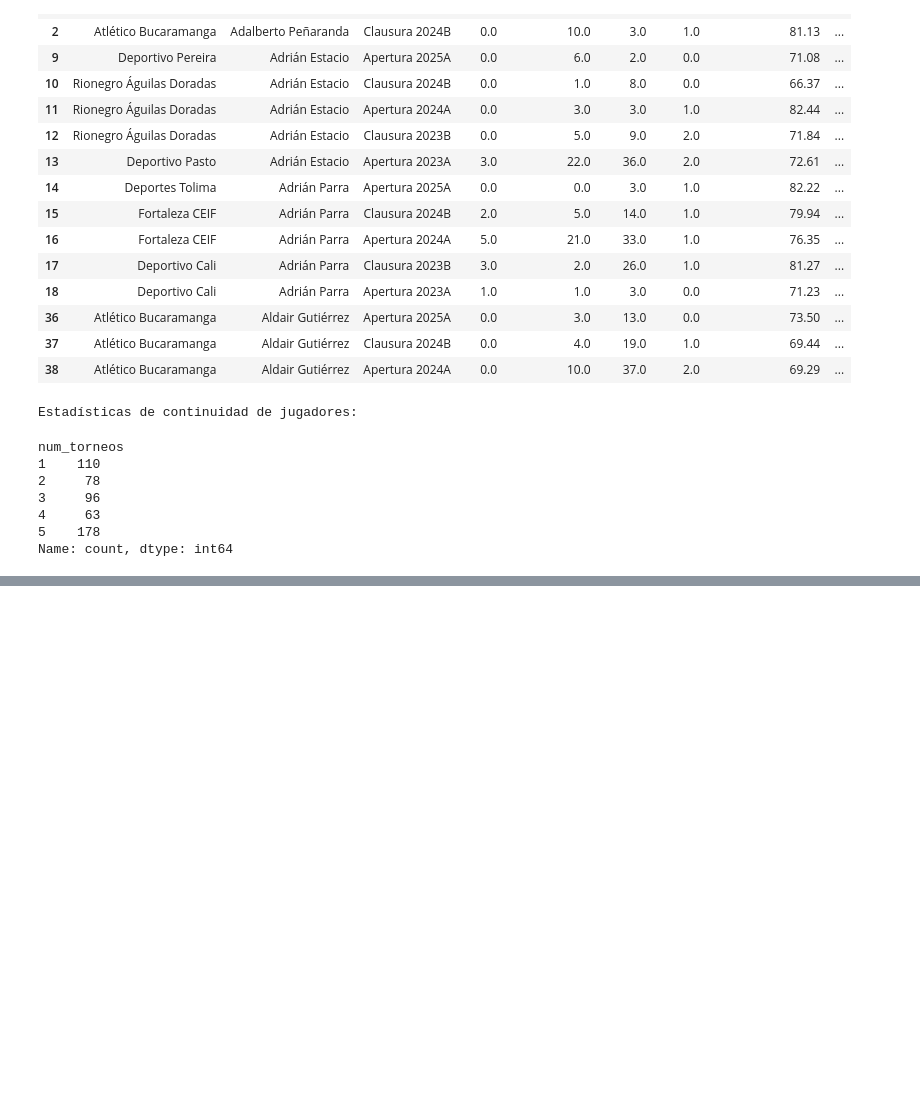
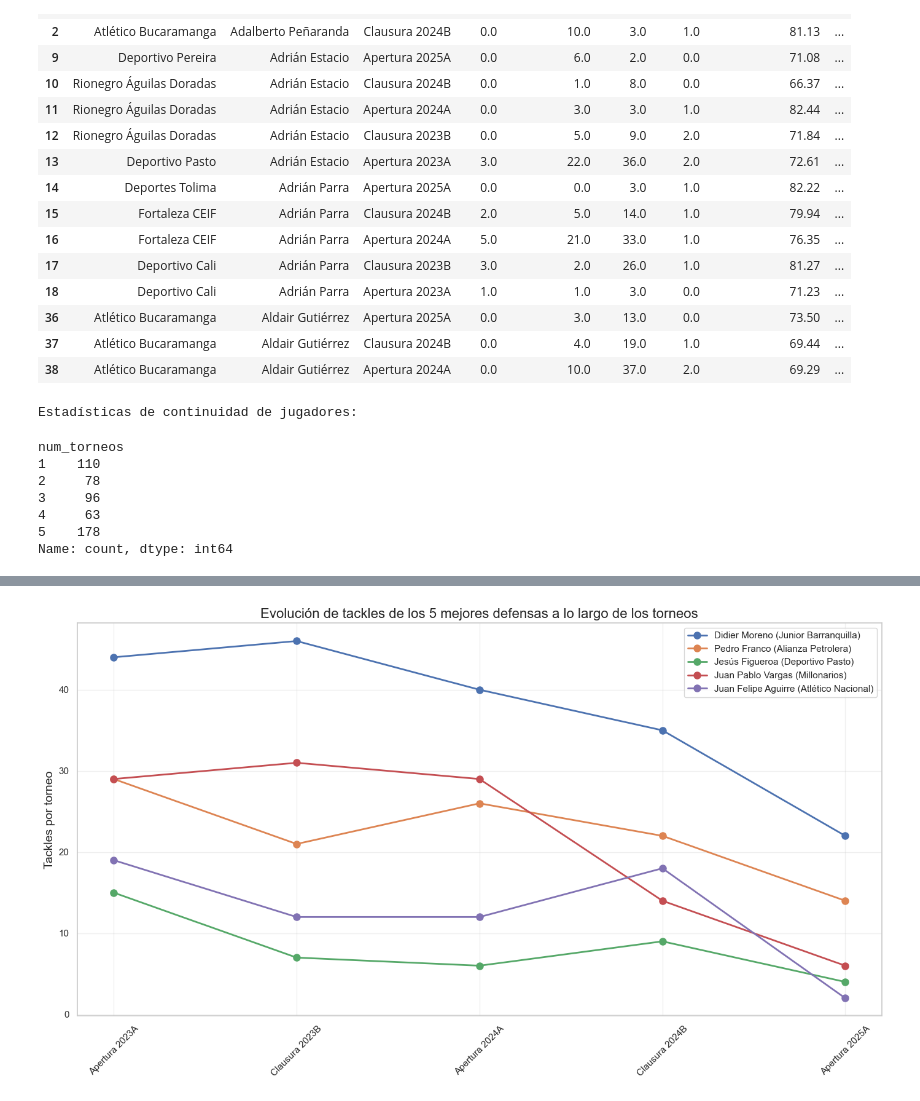
Before and after one commit to IngRetrius/Final-bi, a Jupyter notebook: Procesamiento de datos/analisis_futbol_colombiano.ipynb, the cells around one changed output, grey strips where cells are left out. Saved outputs shown, nothing was run; the diff lists cells and outputs as text; code cells hidden in the pictures; blank space fills up the shorter version.

```diff
--- a/Procesamiento de datos/analisis_futbol_colombiano.ipynb
+++ b/Procesamiento de datos/analisis_futbol_colombiano.ipynb
@@ -289,0 +334,79 @@ Name: count, dtype: int64
+# %%
+# Calcular jugadores por torneo
+jugadores_por_torneo = df_evolucion.groupby('Name')['Torneo'].nunique()
+
+# Seleccionar jugadores con datos en los 5 torneos
+jugadores_completos = jugadores_por_torneo[jugadores_por_torneo == 5].index.tolist()
+print(f"Número de jugadores con datos en los 5 torneos: {len(jugadores_completos)}")
+
+# Primero, verificar y corregir posibles duplicados en mismo torneo
+df_evolucion_corregido = df_evolucion.copy()
+duplicados_count = 0
+
+# Para cada jugador, verificar si tiene duplicados en algún torneo
+for jugador in jugadores_completos:
+    for torneo in df_evolucion['Torneo'].unique():
+        # Contar registros para este jugador y torneo
+        registros = df_evolucion[(df_evolucion['Name'] == jugador) &
+                              (df_evolucion['Torneo'] == torneo)]
+
+        if len(registros) > 1:
+            duplicados_count += 1
+            # Eliminar duplicados manteniendo el primero (o puedes usar otras estrategias)
+            indices_a_eliminar = registros.index[1:]
+            df_evolucion_corregido = df_evolucion_corregido.drop(indices_a_eliminar)
+
+print(f"Se encontraron y corrigieron {duplicados_count} casos de jugadores con datos duplicados en un mismo torneo")
+
+# Crear un puntaje defensivo combinado (suma de tackles, intercepciones y despejes)
+df_defensa = df_evolucion_corregido[df_evolucion_corregido['Name'].isin(jugadores_completos)].copy()
+df_defensa['Defensive_Score'] = df_defensa['Tackles'].fillna(0) + df_defensa['Interceptions'].fillna(0) + df_defensa['Clearances'].fillna(0)
+
+# Calcular el puntaje defensivo total por jugador
+top_defensas = df_defensa.groupby('Name')['Defensive_Score'].sum().sort_values(ascending=False).head(5)
+print("\nTop 5 defensas basado en métricas defensivas combinadas:")
+print(top_defensas)
+
+# Establecer orden cronológico correcto
+orden_cronologico = ['Apertura 2023A', 'Clausura 2023B', 'Apertura 2024A', 'Clausura 2024B', 'Apertura 2025A']
+
+# Función para graficar evolución de una métrica para los mejores jugadores
+def graficar_evolucion(metrica, titulo, ylabel):
+    plt.figure(figsize=(14, 8))
+
+    for jugador in top_defensas.index:
+        # Filtrar datos del jugador (usando datos corregidos)
+        datos_jugador = df_evolucion_corregido[df_evolucion_corregido['Name'] == jugador]
+
+        # Verificar que solo hay un registro por torneo
+        for torneo in orden_cronologico:
+            count = len(datos_jugador[datos_jugador['Torneo'] == torneo])
+            if count > 1:
+                print(f"⚠️ {jugador} todavía tiene {count} registros en {torneo}")
+
+        # Crear un DataFrame ordenado para este jugador
+        datos_ordenados = []
+        for torneo in orden_cronologico:
+            fila = datos_jugador[datos_jugador['Torneo'] == torneo]
+            if not fila.empty:
+                datos_ordenados.append(fila)
+
+        if datos_ordenados:
+            datos_jugador_ordenado = pd.concat(datos_ordenados)
+            plt.plot(datos_jugador_ordenado['Torneo'], datos_jugador_ordenado[metrica], 'o-',
+                    label=f"{jugador} ({datos_jugador_ordenado['Team'].iloc[0]})",
+                    linewidth=2, markersize=8)
+
+    plt.title(titulo, fontsize=16)
+    plt.ylabel(ylabel, fontsize=14)
+    plt.xticks(rotation=45)
+    plt.grid(True, alpha=0.3)
+    plt.legend()
+    plt.tight_layout()
+    plt.show()
+
+# Gráficos de evolución para diferentes métricas
+graficar_evolucion('Tackles', 'Evolución de tackles de los 5 mejores defensas a lo largo de los torneos', 'Tackles por torneo')
+graficar_evolucion('Interceptions', 'Evolución de intercepciones de los 5 mejores defensas a lo largo de los torneos', 'Intercepciones por torneo')
+graficar_evolucion('Clearances', 'Evolución de despejes de los 5 mejores defensas a lo largo de los torneos', 'Despejes por torneo')
+# %% [output]
@@ -289,0 +424 @@ Name: count, dtype: int64
+[figure, added]
```
Also changed, not shown: parts of 7 cells of this notebook.
